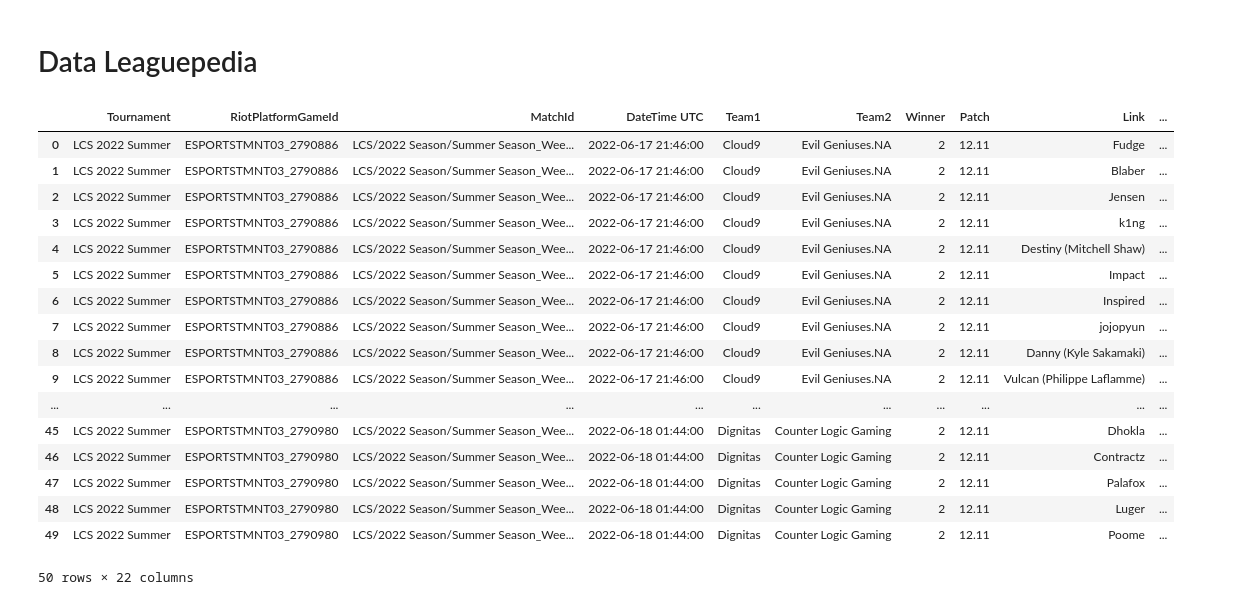
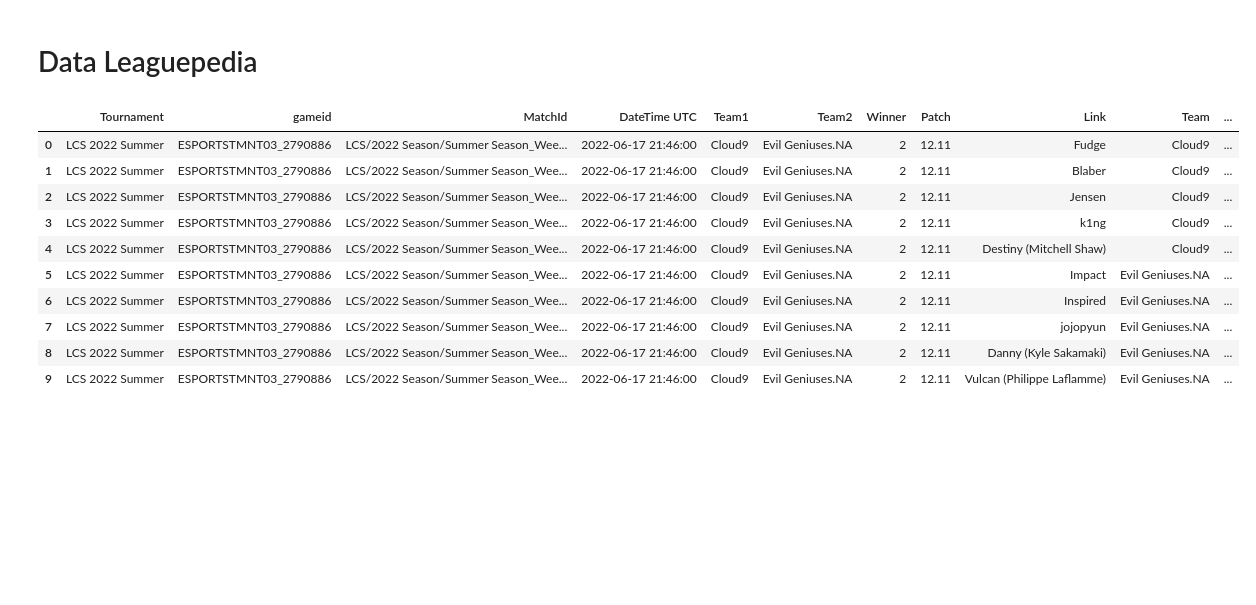
Before and after one commit to Tomlora/league, a Jupyter notebook: collecte_lol.ipynb, the cells around one changed output. Cells and saved outputs as stored; diff of their text form; code cells hidden in the pictures; blank space fills up the shorter version.

```diff
--- a/collecte_lol.ipynb
+++ b/collecte_lol.ipynb
@@ -6,6 +6,8 @@ from datetime import datetime
 
 
 import urllib.request
+
+pd.set_option('display.max_columns', None)  # permet de ne pas cacher les colonnes avec des "...""
 # %% [markdown]
 # Data oracle
 # %%
@@ -115,49 +135,44 @@ import json
 import ast
 
 # https://lol.fandom.com/wiki/Special:CargoTables/ScoreboardGames
 # https://lol.fandom.com/wiki/Special:CargoTables/ScoreboardPlayers
 
 site = mwclient.Site('lol.fandom.com', path='/')
 response = site.api('cargoquery',
 	limit = "max",
 	tables = "ScoreboardGames=SG, ScoreboardPlayers=SP",
 	join_on = "SG.GameId=SP.GameId",
 	fields = "SG.Tournament, SG.RiotPlatformGameId, SG.MatchId, SG.DateTime_UTC, SG.Team1, SG.Team2, SG.Winner, SG.Patch, SP.Link, SP.Team, SP.Champion, SP.SummonerSpells, SP.Kills, SP.Assists, SP.Deaths, SP.Role, SP.Side, SP.Items, SP.Gold, SP.VisionScore, SP.DamageToChampions",
 	where = "SG.Tournament = 'LCS 2022 Summer'"
 )
 
 parsed = json.dumps(response)
 decoded = json.loads(parsed)
 
 data_leaguepedia = pd.DataFrame(decoded['cargoquery'])
 
 def extraire_variables_imbriquees(df, colonne):
     # Vocabulaire à connaitre : liste/dictionnaire en compréhension
     df[colonne] = [ast.literal_eval(str(item)) for index, item in df[colonne].iteritems()]
 
     df = pd.concat([df.drop([colonne], axis=1), df[colonne].apply(pd.Series)], axis=1)
     return df
 
 
 data_leaguepedia = extraire_variables_imbriquees(data_leaguepedia, 'title')
 
-data_leaguepedia
+data_leaguepedia.rename(columns={'RiotPlatformGameId' : 'gameid'}, inplace=True)
+
+data_leaguepedia.head(10)
 # %% [output]
-|  | Tournament | RiotPlatformGameId | MatchId | DateTime UTC | Team1 | Team2 | Winner | Patch | Link | ... |
-| 0 | LCS 2022 Summer | ESPORTSTMNT03_2790886 | LCS/2022 Season/Summer Season_Wee... | 2022-06-17 21:46:00 | Cloud9 | Evil Geniuses.NA | 2 | 12.11 | Fudge | ... |
-| 1 | LCS 2022 Summer | ESPORTSTMNT03_2790886 | LCS/2022 Season/Summer Season_Wee... | 2022-06-17 21:46:00 | Cloud9 | Evil Geniuses.NA | 2 | 12.11 | Blaber | ... |
-| 2 | LCS 2022 Summer | ESPORTSTMNT03_2790886 | LCS/2022 Season/Summer Season_Wee... | 2022-06-17 21:46:00 | Cloud9 | Evil Geniuses.NA | 2 | 12.11 | Jensen | ... |
-| 3 | LCS 2022 Summer | ESPORTSTMNT03_2790886 | LCS/2022 Season/Summer Season_Wee... | 2022-06-17 21:46:00 | Cloud9 | Evil Geniuses.NA | 2 | 12.11 | k1ng | ... |
-| 4 | LCS 2022 Summer | ESPORTSTMNT03_2790886 | LCS/2022 Season/Summer Season_Wee... | 2022-06-17 21:46:00 | Cloud9 | Evil Geniuses.NA | 2 | 12.11 | Destiny (Mitchell Shaw) | ... |
-| 5 | LCS 2022 Summer | ESPORTSTMNT03_2790886 | LCS/2022 Season/Summer Season_Wee... | 2022-06-17 21:46:00 | Cloud9 | Evil Geniuses.NA | 2 | 12.11 | Impact | ... |
-| 6 | LCS 2022 Summer | ESPORTSTMNT03_2790886 | LCS/2022 Season/Summer Season_Wee... | 2022-06-17 21:46:00 | Cloud9 | Evil Geniuses.NA | 2 | 12.11 | Inspired | ... |
-| 7 | LCS 2022 Summer | ESPORTSTMNT03_2790886 | LCS/2022 Season/Summer Season_Wee... | 2022-06-17 21:46:00 | Cloud9 | Evil Geniuses.NA | 2 | 12.11 | jojopyun | ... |
-| 8 | LCS 2022 Summer | ESPORTSTMNT03_2790886 | LCS/2022 Season/Summer Season_Wee... | 2022-06-17 21:46:00 | Cloud9 | Evil Geniuses.NA | 2 | 12.11 | Danny (Kyle Sakamaki) | ... |
-| 9 | LCS 2022 Summer | ESPORTSTMNT03_2790886 | LCS/2022 Season/Summer Season_Wee... | 2022-06-17 21:46:00 | Cloud9 | Evil Geniuses.NA | 2 | 12.11 | Vulcan (Philippe Laflamme) | ... |
-| ... | ... | ... | ... | ... | ... | ... | ... | ... | ... | ... |
-| 45 | LCS 2022 Summer | ESPORTSTMNT03_2790980 | LCS/2022 Season/Summer Season_Wee... | 2022-06-18 01:44:00 | Dignitas | Counter Logic Gaming | 2 | 12.11 | Dhokla | ... |
-| 46 | LCS 2022 Summer | ESPORTSTMNT03_2790980 | LCS/2022 Season/Summer Season_Wee... | 2022-06-18 01:44:00 | Dignitas | Counter Logic Gaming | 2 | 12.11 | Contractz | ... |
-| 47 | LCS 2022 Summer | ESPORTSTMNT03_2790980 | LCS/2022 Season/Summer Season_Wee... | 2022-06-18 01:44:00 | Dignitas | Counter Logic Gaming | 2 | 12.11 | Palafox | ... |
-| 48 | LCS 2022 Summer | ESPORTSTMNT03_2790980 | LCS/2022 Season/Summer Season_Wee... | 2022-06-18 01:44:00 | Dignitas | Counter Logic Gaming | 2 | 12.11 | Luger | ... |
-| 49 | LCS 2022 Summer | ESPORTSTMNT03_2790980 | LCS/2022 Season/Summer Season_Wee... | 2022-06-18 01:44:00 | Dignitas | Counter Logic Gaming | 2 | 12.11 | Poome | ... |
+|  | Tournament | gameid | MatchId | DateTime UTC | Team1 | Team2 | Winner | Patch | Link | Team | ... |
+| 0 | LCS 2022 Summer | ESPORTSTMNT03_2790886 | LCS/2022 Season/Summer Season_Wee... | 2022-06-17 21:46:00 | Cloud9 | Evil Geniuses.NA | 2 | 12.11 | Fudge | Cloud9 | ... |
+| 1 | LCS 2022 Summer | ESPORTSTMNT03_2790886 | LCS/2022 Season/Summer Season_Wee... | 2022-06-17 21:46:00 | Cloud9 | Evil Geniuses.NA | 2 | 12.11 | Blaber | Cloud9 | ... |
+| 2 | LCS 2022 Summer | ESPORTSTMNT03_2790886 | LCS/2022 Season/Summer Season_Wee... | 2022-06-17 21:46:00 | Cloud9 | Evil Geniuses.NA | 2 | 12.11 | Jensen | Cloud9 | ... |
+| 3 | LCS 2022 Summer | ESPORTSTMNT03_2790886 | LCS/2022 Season/Summer Season_Wee... | 2022-06-17 21:46:00 | Cloud9 | Evil Geniuses.NA | 2 | 12.11 | k1ng | Cloud9 | ... |
+| 4 | LCS 2022 Summer | ESPORTSTMNT03_2790886 | LCS/2022 Season/Summer Season_Wee... | 2022-06-17 21:46:00 | Cloud9 | Evil Geniuses.NA | 2 | 12.11 | Destiny (Mitchell Shaw) | Cloud9 | ... |
+| 5 | LCS 2022 Summer | ESPORTSTMNT03_2790886 | LCS/2022 Season/Summer Season_Wee... | 2022-06-17 21:46:00 | Cloud9 | Evil Geniuses.NA | 2 | 12.11 | Impact | Evil Geniuses.NA | ... |
+| 6 | LCS 2022 Summer | ESPORTSTMNT03_2790886 | LCS/2022 Season/Summer Season_Wee... | 2022-06-17 21:46:00 | Cloud9 | Evil Geniuses.NA | 2 | 12.11 | Inspired | Evil Geniuses.NA | ... |
+| 7 | LCS 2022 Summer | ESPORTSTMNT03_2790886 | LCS/2022 Season/Summer Season_Wee... | 2022-06-17 21:46:00 | Cloud9 | Evil Geniuses.NA | 2 | 12.11 | jojopyun | Evil Geniuses.NA | ... |
+| 8 | LCS 2022 Summer | ESPORTSTMNT03_2790886 | LCS/2022 Season/Summer Season_Wee... | 2022-06-17 21:46:00 | Cloud9 | Evil Geniuses.NA | 2 | 12.11 | Danny (Kyle Sakamaki) | Evil Geniuses.NA | ... |
+| 9 | LCS 2022 Summer | ESPORTSTMNT03_2790886 | LCS/2022 Season/Summer Season_Wee... | 2022-06-17 21:46:00 | Cloud9 | Evil Geniuses.NA | 2 | 12.11 | Vulcan (Philippe Laflamme) | Evil Geniuses.NA | ... |
-50 rows × 22 columns
```
Also changed, not shown: parts of 6 cells of this notebook.
